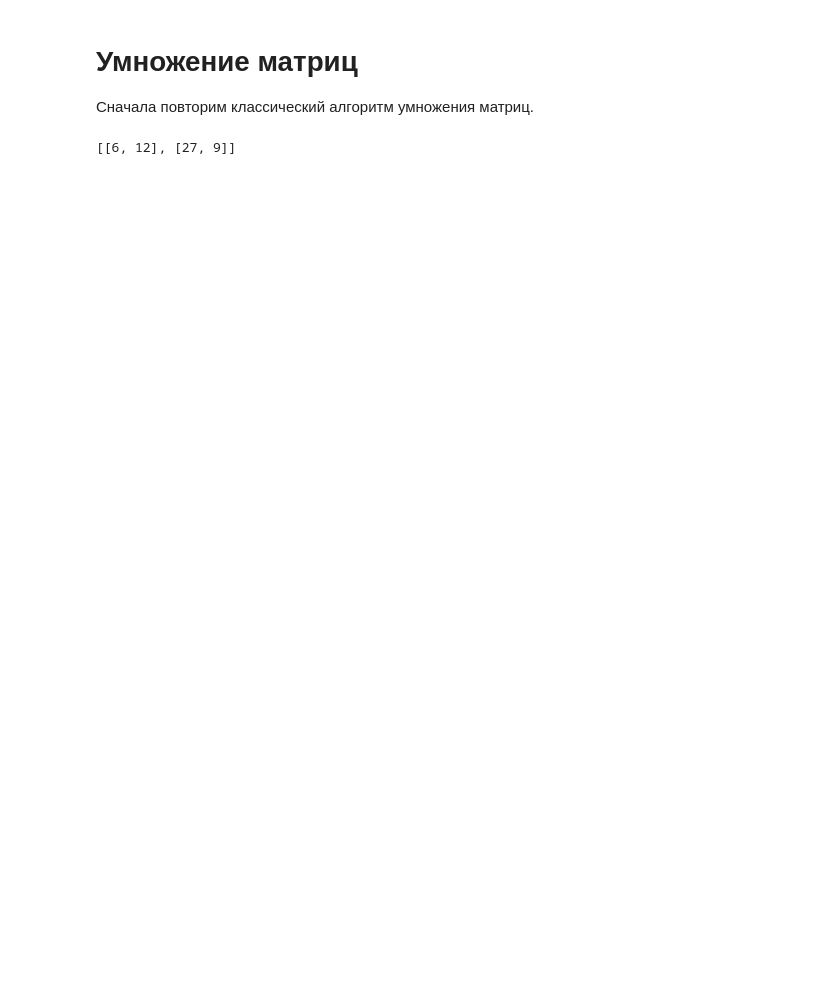
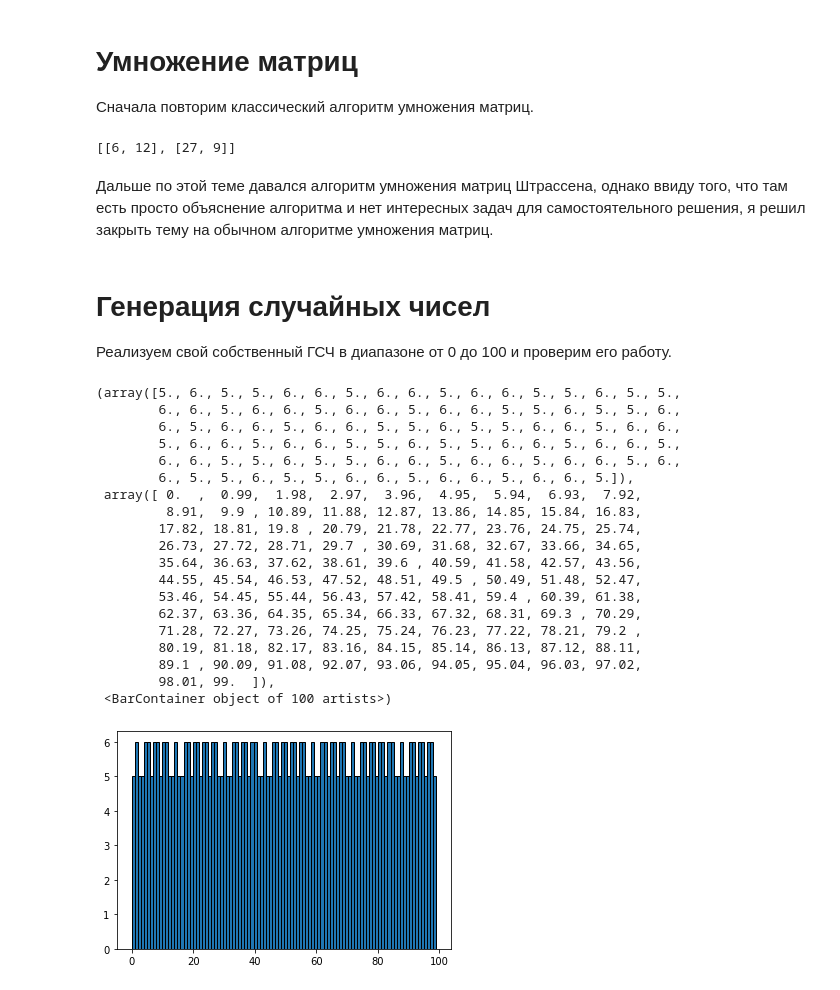
Before and after one commit to dementich/IntroductionToAlgorithms, a Jupyter notebook: 2.DivideAndConquer.ipynb, the cells around one changed output. Saved outputs shown, nothing was run; the diff lists cells and outputs as text; code cells hidden in the pictures; blank space fills up the shorter version.

Commit message:
random number generator is added

```diff
--- a/2.DivideAndConquer.ipynb
+++ b/2.DivideAndConquer.ipynb
@@ -252,3 +252,40 @@ def multiply_matrixes(a: list[[], []], b: list[[], []]) -> list[[], []]:
 multiply_matrixes(a, b)
 # %% [output]
 [[6, 12], [27, 9]]
+# %% [markdown]
+Дальше по этой теме давался алгоритм умножения матриц Штрассена, однако ввиду того, что там есть просто объяснение алгоритма и нет интересных задач для самостоятельного решения, я решил закрыть тему на обычном алгоритме умножения матриц.
+# %% [markdown]
+# Генерация случайных чисел
+
+Реализуем свой собственный ГСЧ в диапазоне от 0 до 100 и проверим его работу.
+# %%
+def rnd(start=0, end=100, seed=999999999):
+    a, c, m = 32310901, 1729, (end - start)
+    if not hasattr(rnd, 'x'):
+        rnd.x = seed
+    rnd.x = (a * rnd.x + c) % m
+    return rnd.x
+# %%
+random_numbers = [rnd() for x in range(555)]
+plt.hist(random_numbers, bins=100, edgecolor='black')
+# %% [output]
+(array([5., 6., 5., 5., 6., 6., 5., 6., 6., 5., 6., 6., 5., 5., 6., 5., 5.,
+        6., 6., 5., 6., 6., 5., 6., 6., 5., 6., 6., 5., 5., 6., 5., 5., 6.,
+        6., 5., 6., 6., 5., 6., 6., 5., 5., 6., 5., 5., 6., 6., 5., 6., 6.,
+        5., 6., 6., 5., 6., 6., 5., 5., 6., 5., 5., 6., 6., 5., 6., 6., 5.,
+        6., 6., 5., 5., 6., 5., 5., 6., 6., 5., 6., 6., 5., 6., 6., 5., 6.,
+        6., 5., 5., 6., 5., 5., 6., 6., 5., 6., 6., 5., 6., 6., 5.]),
+ array([ 0.  ,  0.99,  1.98,  2.97,  3.96,  4.95,  5.94,  6.93,  7.92,
+         8.91,  9.9 , 10.89, 11.88, 12.87, 13.86, 14.85, 15.84, 16.83,
+        17.82, 18.81, 19.8 , 20.79, 21.78, 22.77, 23.76, 24.75, 25.74,
+        26.73, 27.72, 28.71, 29.7 , 30.69, 31.68, 32.67, 33.66, 34.65,
+        35.64, 36.63, 37.62, 38.61, 39.6 , 40.59, 41.58, 42.57, 43.56,
+        44.55, 45.54, 46.53, 47.52, 48.51, 49.5 , 50.49, 51.48, 52.47,
+        53.46, 54.45, 55.44, 56.43, 57.42, 58.41, 59.4 , 60.39, 61.38,
+        62.37, 63.36, 64.35, 65.34, 66.33, 67.32, 68.31, 69.3 , 70.29,
+        71.28, 72.27, 73.26, 74.25, 75.24, 76.23, 77.22, 78.21, 79.2 ,
+        80.19, 81.18, 82.17, 83.16, 84.15, 85.14, 86.13, 87.12, 88.11,
+        89.1 , 90.09, 91.08, 92.07, 93.06, 94.05, 95.04, 96.03, 97.02,
+        98.01, 99.  ]),
+ <BarContainer object of 100 artists>)
+[figure, added]
```
Also changed, not shown: parts of 2 cells of this notebook.
